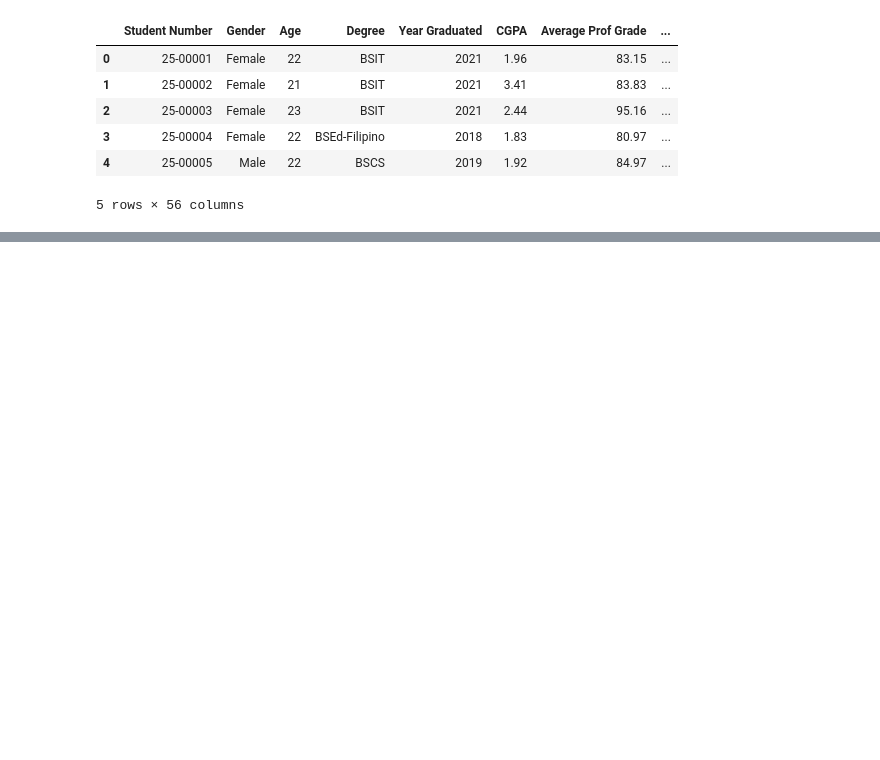
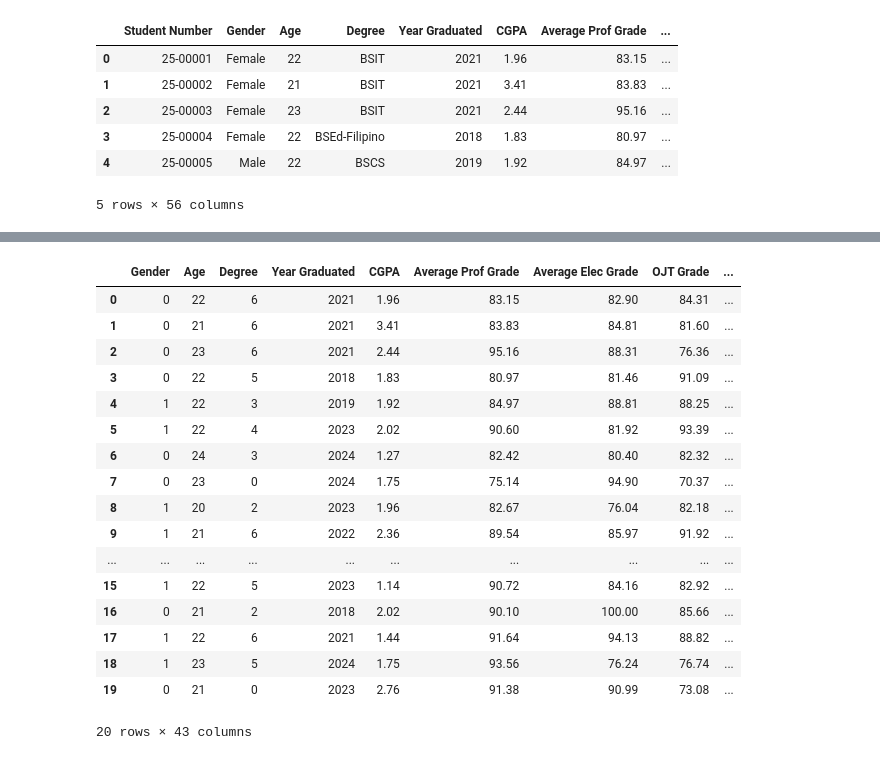
Before and after one commit to jc14-ai/Alumni-Employability, a Jupyter notebook: data/sd2.ipynb, the cells around one changed output, grey strips where cells are left out. Cells and saved outputs as stored; diff of their text form; code cells hidden in the pictures; blank space fills up the shorter version.

Commit message:
Add: student data 2 employability prediction

```diff
--- a/data/sd2.ipynb
+++ b/data/sd2.ipynb
@@ -14,0 +68,4 @@ df.head()
+# %%
+df = df.drop(columns=['Student Number'])
+df = df.drop(columns=df.columns[df.isna().sum() == len(df)])
+df.head()
@@ -14,0 +132,3 @@ df.head()
+# %%
+df = df.fillna(0)
+df.isna().sum()
@@ -14,0 +165,31 @@ df.head()
+# %%
+encoder = LabelEncoder()
+encoded_degree = encoder.fit_transform(df[["Degree"]])
+encoded_gender = encoder.fit_transform(df[["Gender"]])
+encoded_leadership_pos = encoder.fit_transform(df[["Leadership POS"]])
+encoded_act_member_pos = encoder.fit_transform(df[["Act Member POS"]])
+
+df['Degree'] = encoded_degree[:]
+df['Gender'] = encoded_gender[:]
+df['Leadership POS'] = encoded_leadership_pos[:]
+df['Act Member POS'] = encoded_act_member_pos[:]
+df.head(n=20)
+# %% [output]
+|  | Gender | Age | Degree | Year Graduated | CGPA | Average Prof Grade | Average Elec Grade | OJT Grade | ... |
+| 0 | 0 | 22 | 6 | 2021 | 1.96 | 83.15 | 82.90 | 84.31 | ... |
+| 1 | 0 | 21 | 6 | 2021 | 3.41 | 83.83 | 84.81 | 81.60 | ... |
+| 2 | 0 | 23 | 6 | 2021 | 2.44 | 95.16 | 88.31 | 76.36 | ... |
+| 3 | 0 | 22 | 5 | 2018 | 1.83 | 80.97 | 81.46 | 91.09 | ... |
+| 4 | 1 | 22 | 3 | 2019 | 1.92 | 84.97 | 88.81 | 88.25 | ... |
+| 5 | 1 | 22 | 4 | 2023 | 2.02 | 90.60 | 81.92 | 93.39 | ... |
+| 6 | 0 | 24 | 3 | 2024 | 1.27 | 82.42 | 80.40 | 82.32 | ... |
+| 7 | 0 | 23 | 0 | 2024 | 1.75 | 75.14 | 94.90 | 70.37 | ... |
+| 8 | 1 | 20 | 2 | 2023 | 1.96 | 82.67 | 76.04 | 82.18 | ... |
+| 9 | 1 | 21 | 6 | 2022 | 2.36 | 89.54 | 85.97 | 91.92 | ... |
+| ... | ... | ... | ... | ... | ... | ... | ... | ... | ... |
+| 15 | 1 | 22 | 5 | 2023 | 1.14 | 90.72 | 84.16 | 82.92 | ... |
+| 16 | 0 | 21 | 2 | 2018 | 2.02 | 90.10 | 100.00 | 85.66 | ... |
+| 17 | 1 | 22 | 6 | 2021 | 1.44 | 91.64 | 94.13 | 88.82 | ... |
+| 18 | 1 | 23 | 5 | 2024 | 1.75 | 93.56 | 76.24 | 76.74 | ... |
+| 19 | 0 | 21 | 0 | 2023 | 2.76 | 91.38 | 90.99 | 73.08 | ... |
+20 rows × 43 columns
```
Also changed, not shown: parts of 14 cells of this notebook.
